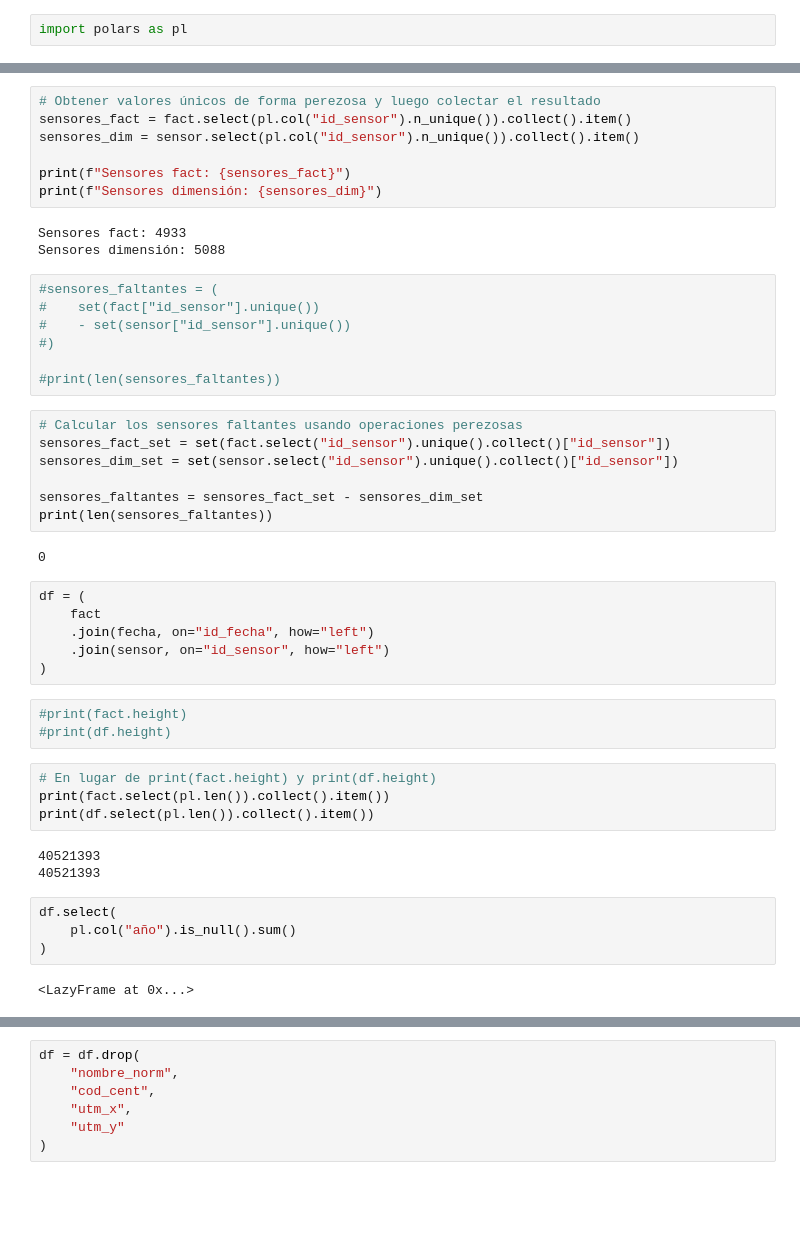
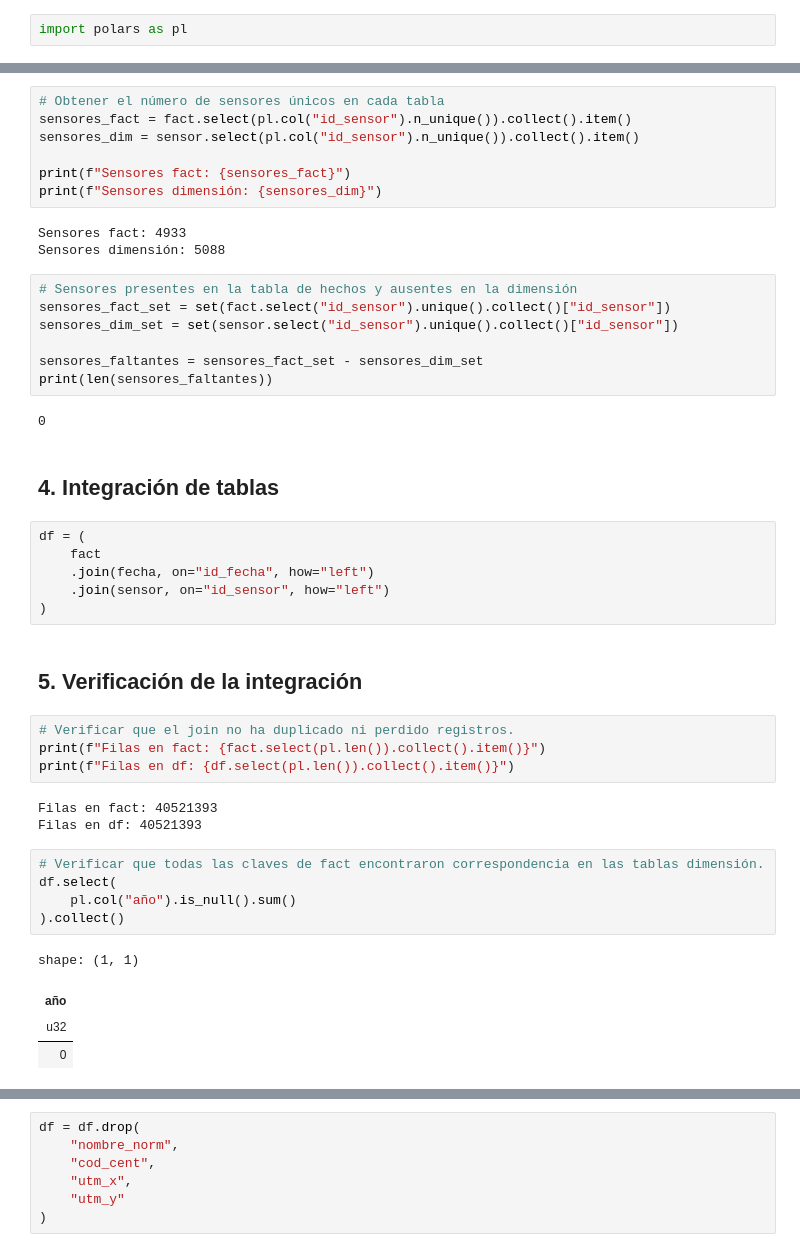
Before and after one commit to Bootcamp-DA-P2/Inteligencia-de-movilidad-urbana-de-Madrid, a Jupyter notebook: notebooks/01_preparacion_datos.ipynb, the cells around one changed output, grey strips where cells are left out. Drawn from its saved outputs; the diff is of its cells as text; blank space fills up the shorter version.

```diff
--- a/notebooks/01_preparacion_datos.ipynb
+++ b/notebooks/01_preparacion_datos.ipynb
@@ -88,5 +96,5 @@ sensor.head().collect
 # %%
-# Obtener valores únicos de forma perezosa y luego colectar el resultado
+# Obtener el número de sensores únicos en cada tabla
 sensores_fact = fact.select(pl.col("id_sensor").n_unique()).collect().item()
 sensores_dim = sensor.select(pl.col("id_sensor").n_unique()).collect().item()
 
@@ -95,15 +103,8 @@ print(f"Sensores dimensión: {sensores_dim}")
 # %% [output]
 Sensores fact: 4933
 Sensores dimensión: 5088
-# %%
-#sensores_faltantes = (
-#    set(fact["id_sensor"].unique())
-#    - set(sensor["id_sensor"].unique())
-#)
-
-#print(len(sensores_faltantes))
 # %%
-# Calcular los sensores faltantes usando operaciones perezosas
+# Sensores presentes en la tabla de hechos y ausentes en la dimensión
 sensores_fact_set = set(fact.select("id_sensor").unique().collect()["id_sensor"])
 sensores_dim_set = set(sensor.select("id_sensor").unique().collect()["id_sensor"])
 
@@ -111,26 +112,31 @@ sensores_faltantes = sensores_fact_set - sensores_dim_set
 print(len(sensores_faltantes))
 # %% [output]
 0
+# %% [markdown]
+## 4. Integración de tablas
 # %%
 df = (
     fact
     .join(fecha, on="id_fecha", how="left")
     .join(sensor, on="id_sensor", how="left")
 )
-# %%
-#print(fact.height)
-#print(df.height)
+# %% [markdown]
+## 5. Verificación de la integración
 # %%
-# En lugar de print(fact.height) y print(df.height)
-print(fact.select(pl.len()).collect().item())
-print(df.select(pl.len()).collect().item())
+# Verificar que el join no ha duplicado ni perdido registros.
+print(f"Filas en fact: {fact.select(pl.len()).collect().item()}")
+print(f"Filas en df: {df.select(pl.len()).collect().item()}")
 # %% [output]
-40521393
-40521393
+Filas en fact: 40521393
+Filas en df: 40521393
 # %%
+# Verificar que todas las claves de fact encontraron correspondencia en las tablas dimensión.
 df.select(
     pl.col("año").is_null().sum()
-)
+).collect()
 # %% [output]
-<LazyFrame at 0x...>
+shape: (1, 1)
+| año |
+| u32 |
+| 0 |
 # %%
```
Also changed, not shown: parts of 37 cells of this notebook.
